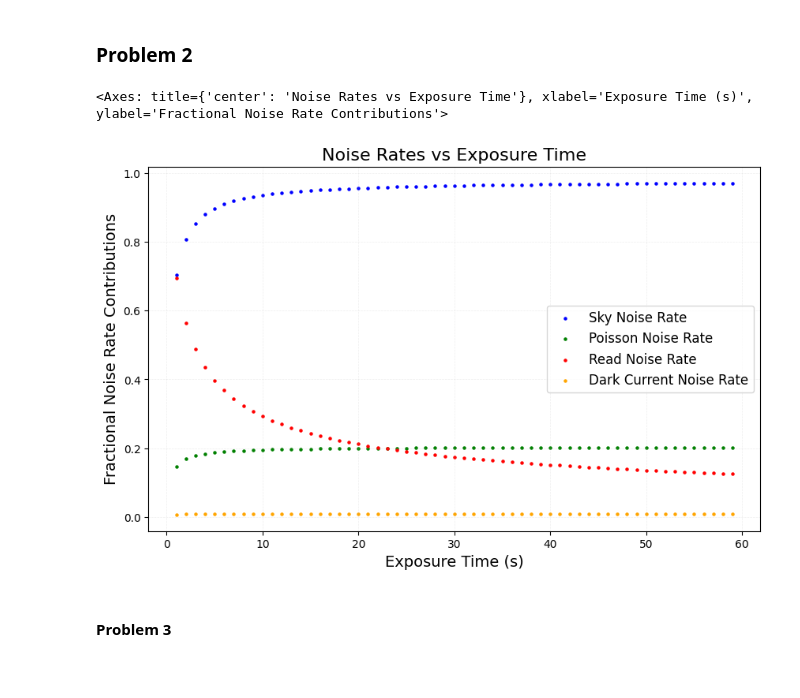
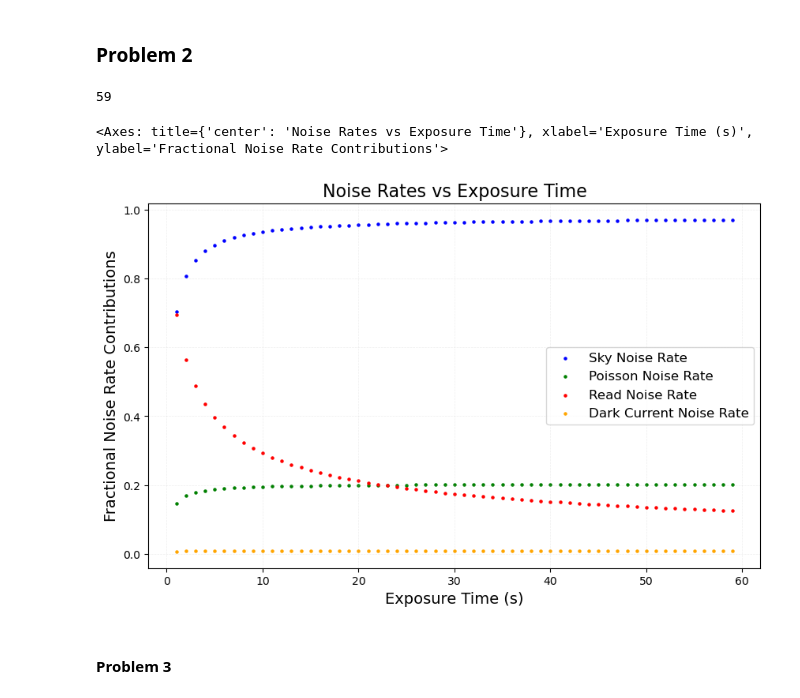
Before and after one commit to lordrick94/astro_260_instrumentation, a Jupyter notebook: homework/homework1_part2.ipynb, the cells around one changed output. Saved outputs shown, nothing was run; the diff lists cells and outputs as text; code cells hidden in the pictures; blank space fills up the shorter version.

```diff
--- a/homework/homework1_part2.ipynb
+++ b/homework/homework1_part2.ipynb
@@ -44,17 +44,18 @@ params = {
     'psf_fwhm': psf_fwhm,
 }
 
-snr_l, sky_noise_rate_l, total_signal_l, read_noise_rate_l, fractional_poisson_noise_l, fractional_sky_noise_l, fractional_read_noise_l, fractional_dark_current_noise_l = noise_simulations(params=params, t_exps=t_exps)
+noise_simulations_dict = noise_simulations(params=params, t_exps=t_exps)
+# %%
+len(noise_simulations_dict['fractional_read_noise_l'])
+# %% [output]
+59
 # %%
 plot_noise_rates_vs_t_exps(t_exps,
-                           fractional_sky_noise_l=fractional_sky_noise_l,
-                           fractional_poisson_noise_l=fractional_poisson_noise_l,
-                           fractional_read_noise_l=fractional_read_noise_l,
-                            fractional_dark_current_noise_l=fractional_dark_current_noise_l,
+                            noise_simulations_dict,
                            logy_scale=False)
 # %% [output]
 <Axes: title={'center': 'Noise Rates vs Exposure Time'}, xlabel='Exposure Time (s)', ylabel='Fractional Noise Rate Contributions'>
-[figure, old version]
+[figure, new version]
 # %% [markdown]
 #### Problem 3
 # %%
```
Also changed, not shown: parts of 16 cells of this notebook, 2 other files.
